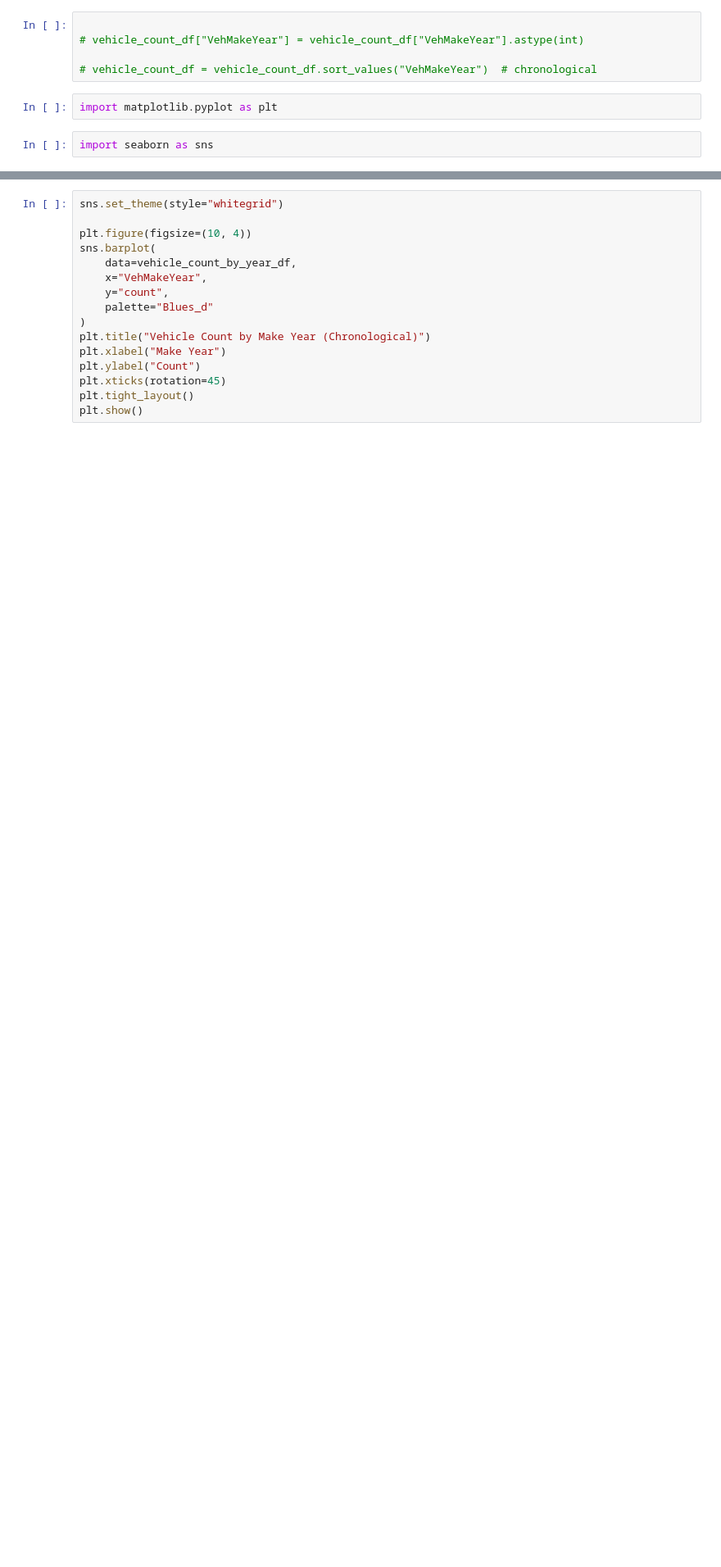
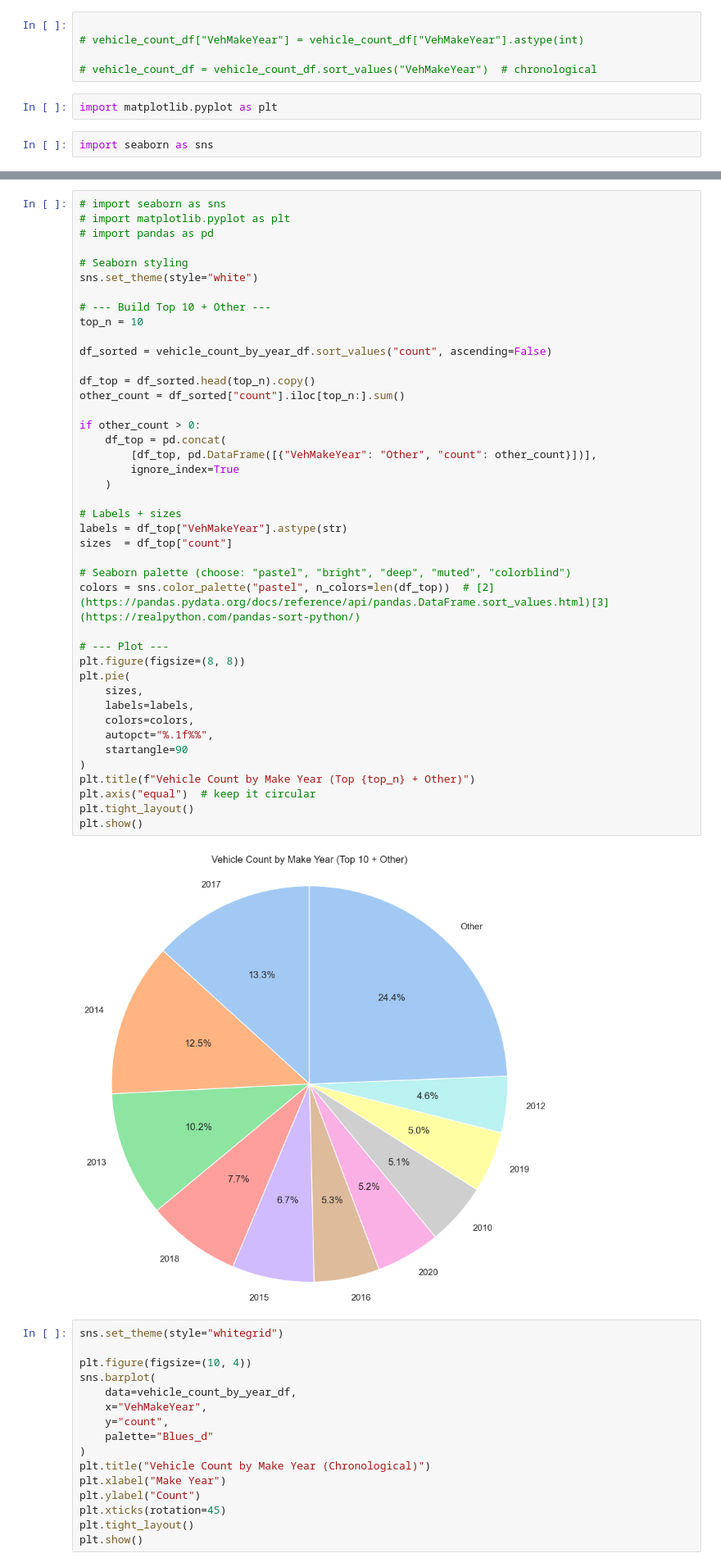
Before and after one commit to MeliPax/SPG, a Jupyter notebook: research/maximus_part_recomendation.ipynb, the cells around one changed output, grey strips where cells are left out. Shown at 82% size. Drawn from its saved outputs; the diff is of its cells as text; blank space fills up the shorter version.

```diff
--- a/research/maximus_part_recomendation.ipynb
+++ b/research/maximus_part_recomendation.ipynb
@@ -2583,3 +2689,47 @@ import seaborn as sns
+# %%
+# import seaborn as sns
+# import matplotlib.pyplot as plt
+# import pandas as pd
+
+# Seaborn styling
+sns.set_theme(style="white")
+
+# --- Build Top 10 + Other ---
+top_n = 10
+
+df_sorted = vehicle_count_by_year_df.sort_values("count", ascending=False)
+
+df_top = df_sorted.head(top_n).copy()
+other_count = df_sorted["count"].iloc[top_n:].sum()
+
+if other_count > 0:
+    df_top = pd.concat(
+        [df_top, pd.DataFrame([{"VehMakeYear": "Other", "count": other_count}])],
+        ignore_index=True
+    )
+
+# Labels + sizes
+labels = df_top["VehMakeYear"].astype(str)
+sizes  = df_top["count"]
+
+# Seaborn palette (choose: "pastel", "bright", "deep", "muted", "colorblind")
+colors = sns.color_palette("pastel", n_colors=len(df_top))  # [2](https://pandas.pydata.org/docs/reference/api/pandas.DataFrame.sort_values.html)[3](https://realpython.com/pandas-sort-python/)
+
+# --- Plot ---
+plt.figure(figsize=(8, 8))
+plt.pie(
+    sizes,
+    labels=labels,
+    colors=colors,
+    autopct="%.1f%%",
+    startangle=90
+)
+plt.title(f"Vehicle Count by Make Year (Top {top_n} + Other)")
+plt.axis("equal")  # keep it circular
+plt.tight_layout()
+plt.show()
+# %% [output]
+[figure, added]
 # %%
 sns.set_theme(style="whitegrid")
 
```
Also changed, not shown: parts of 19 cells of this notebook, 1 other file.
